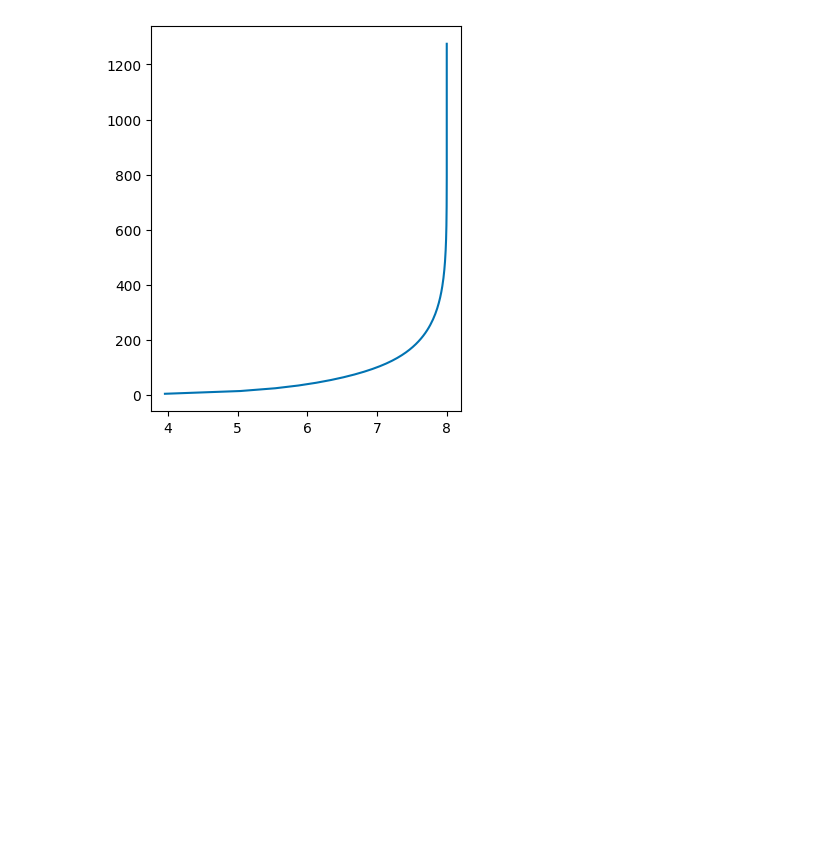
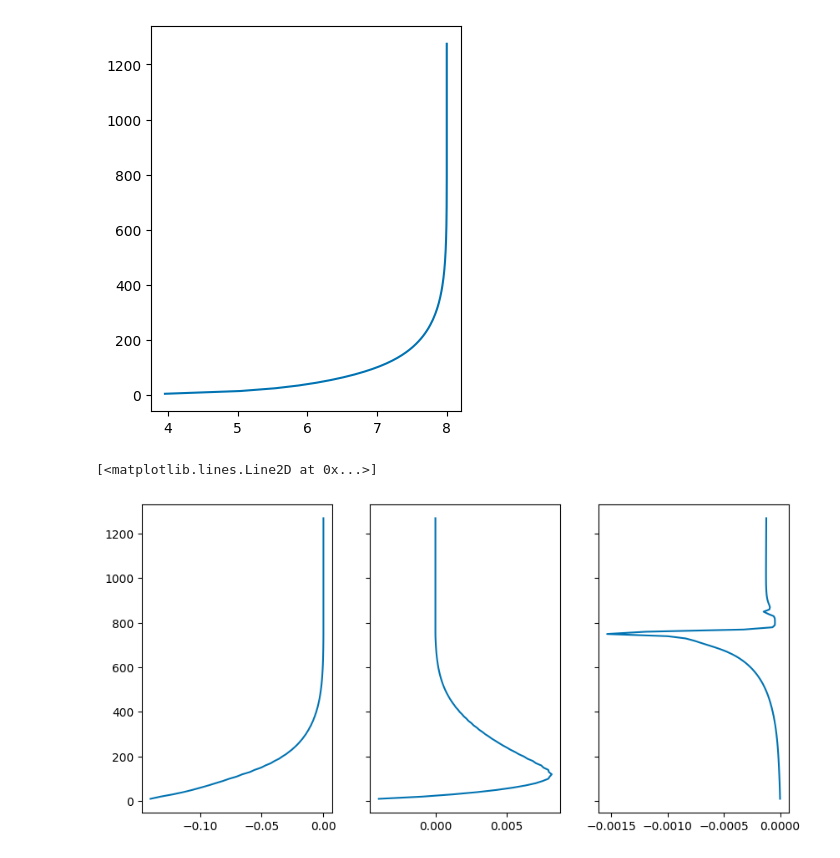
Before and after one commit to demetresfytanides/ERF-Noah-Coupling, a Jupyter notebook: analysis/plot_profiles.ipynb, the cells around one changed output. Cells and saved outputs as stored; diff of their text form; code cells hidden in the pictures; blank space fills up the shorter version.

```diff
--- a/analysis/plot_profiles.ipynb
+++ b/analysis/plot_profiles.ipynb
@@ -23,3 +23,11 @@ ax.plot(ds['hvelmag'], ds.z)
 # %% [output]
 [<matplotlib.lines.Line2D at 0x...>]
 [figure]
+# %%
+fig,axs = plt.subplots(ncols=3,sharey=True,figsize=(10,4.8))
+axs[0].plot(ds["u'w'"], ds.zstag)
+axs[1].plot(ds["v'w'"], ds.zstag)
+axs[2].plot(ds["θ'w'"], ds.zstag)
+# %% [output]
+[<matplotlib.lines.Line2D at 0x...>]
+[figure, added]
```
Also changed, not shown: parts of 1 cell of this notebook.
